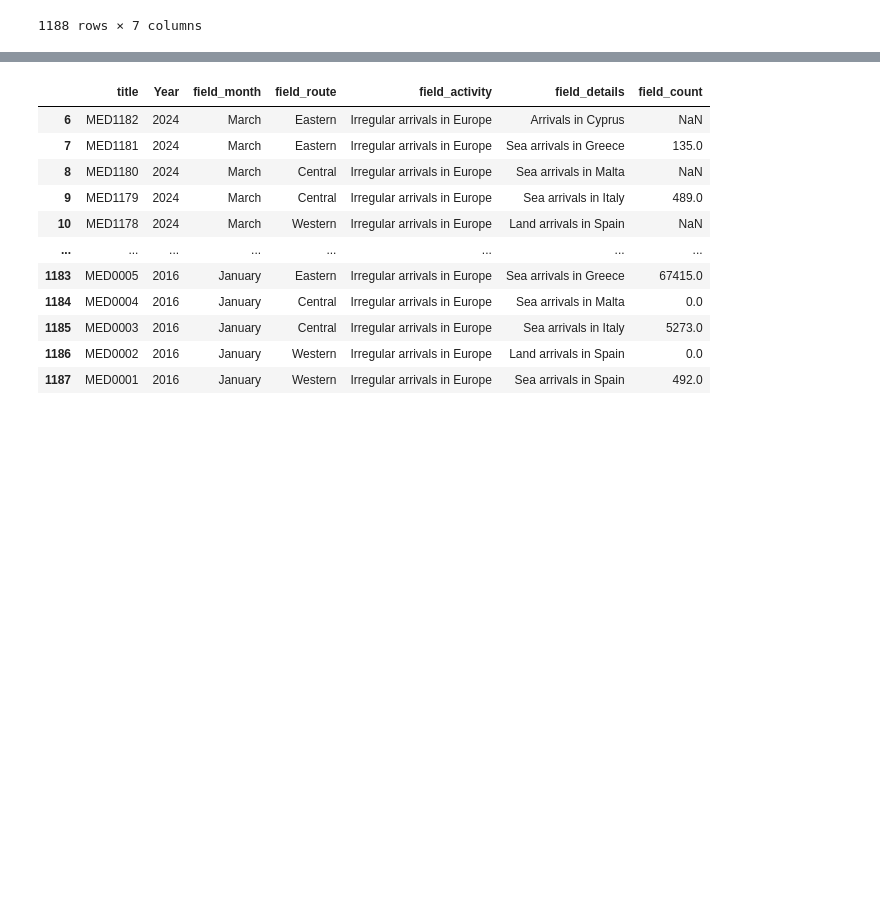
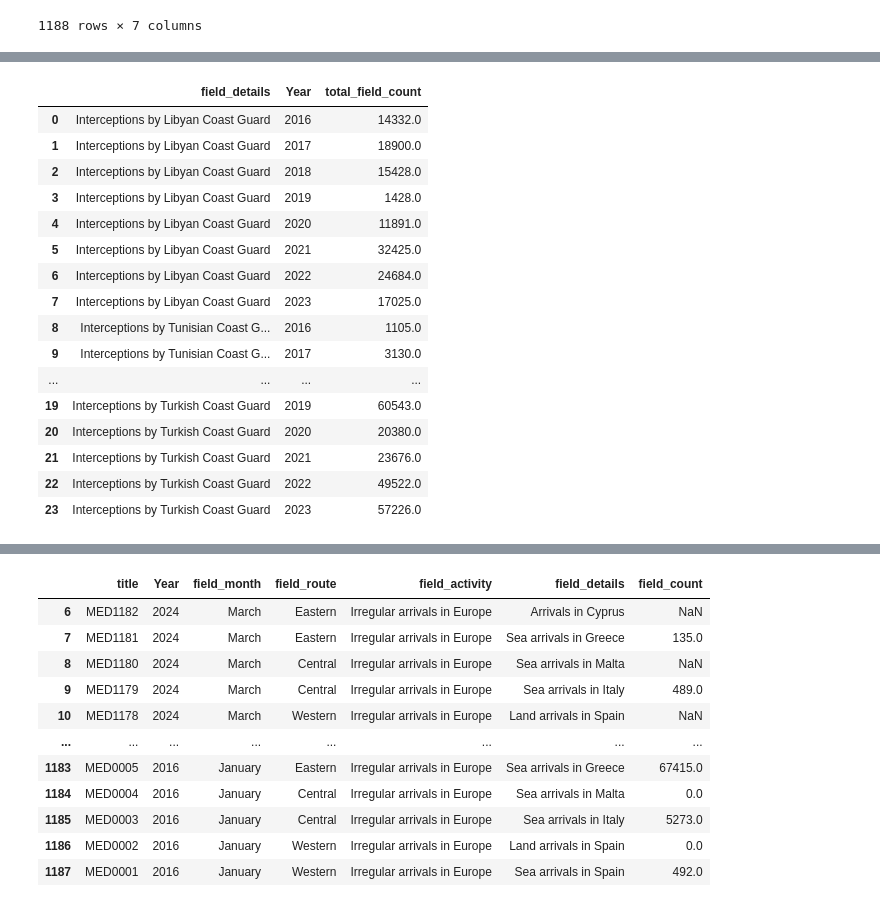
Before and after one commit to Haque2/project1, a Jupyter notebook: Data 2.ipynb, the cells around one changed output, grey strips where cells are left out. Cells and saved outputs as stored; diff of their text form; code cells hidden in the pictures; blank space fills up the shorter version.

```diff
--- a/Data 2.ipynb
+++ b/Data 2.ipynb
@@ -28,0 +80,26 @@ df
+# %%
+# Exclude 2024 from the DataFrame
+pushbacks_df_excluded = pushbacks_df[pushbacks_df["Year"] != 2024]
+
+# Group by "field_activity" and "year", then calculate the sum of "field_count"
+pushbacks_sum_per_year_excluded = pushbacks_df_excluded.groupby(["field_details", "Year"])["field_count"].sum().reset_index(name="total_field_count")
+# %%
+pushbacks_sum_per_year_excluded
+# %% [output]
+|  | field_details | Year | total_field_count |
+| 0 | Interceptions by Libyan Coast Guard | 2016 | 14332.0 |
+| 1 | Interceptions by Libyan Coast Guard | 2017 | 18900.0 |
+| 2 | Interceptions by Libyan Coast Guard | 2018 | 15428.0 |
+| 3 | Interceptions by Libyan Coast Guard | 2019 | 1428.0 |
+| 4 | Interceptions by Libyan Coast Guard | 2020 | 11891.0 |
+| 5 | Interceptions by Libyan Coast Guard | 2021 | 32425.0 |
+| 6 | Interceptions by Libyan Coast Guard | 2022 | 24684.0 |
+| 7 | Interceptions by Libyan Coast Guard | 2023 | 17025.0 |
+| 8 | Interceptions by Tunisian Coast G... | 2016 | 1105.0 |
+| 9 | Interceptions by Tunisian Coast G... | 2017 | 3130.0 |
+| ... | ... | ... | ... |
+| 19 | Interceptions by Turkish Coast Guard | 2019 | 60543.0 |
+| 20 | Interceptions by Turkish Coast Guard | 2020 | 20380.0 |
+| 21 | Interceptions by Turkish Coast Guard | 2021 | 23676.0 |
+| 22 | Interceptions by Turkish Coast Guard | 2022 | 49522.0 |
+| 23 | Interceptions by Turkish Coast Guard | 2023 | 57226.0 |
```
Also changed, not shown: parts of 12 cells of this notebook, 16 other files.
